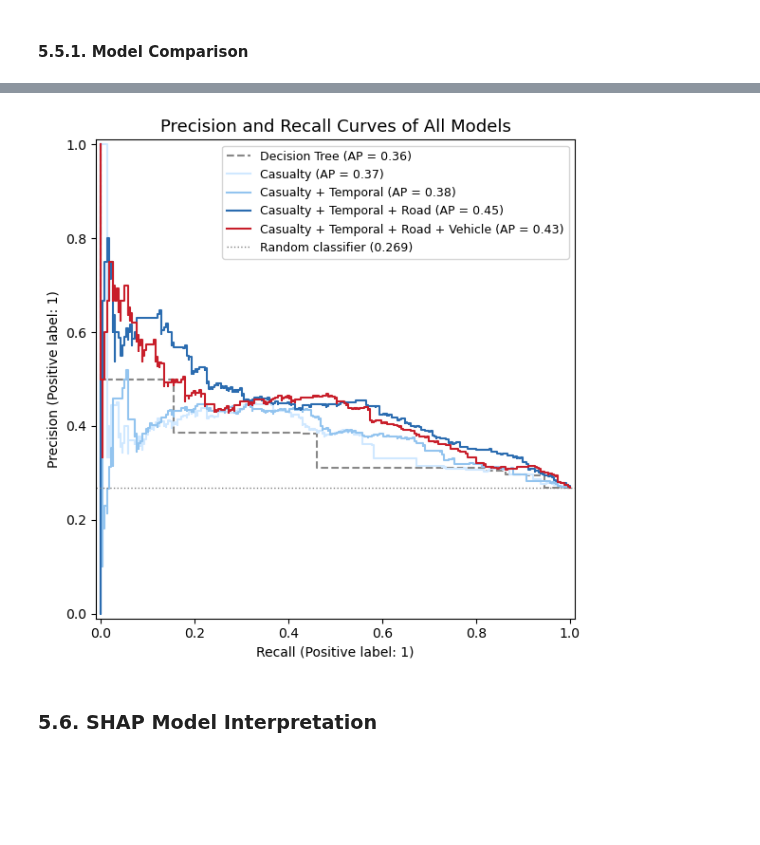
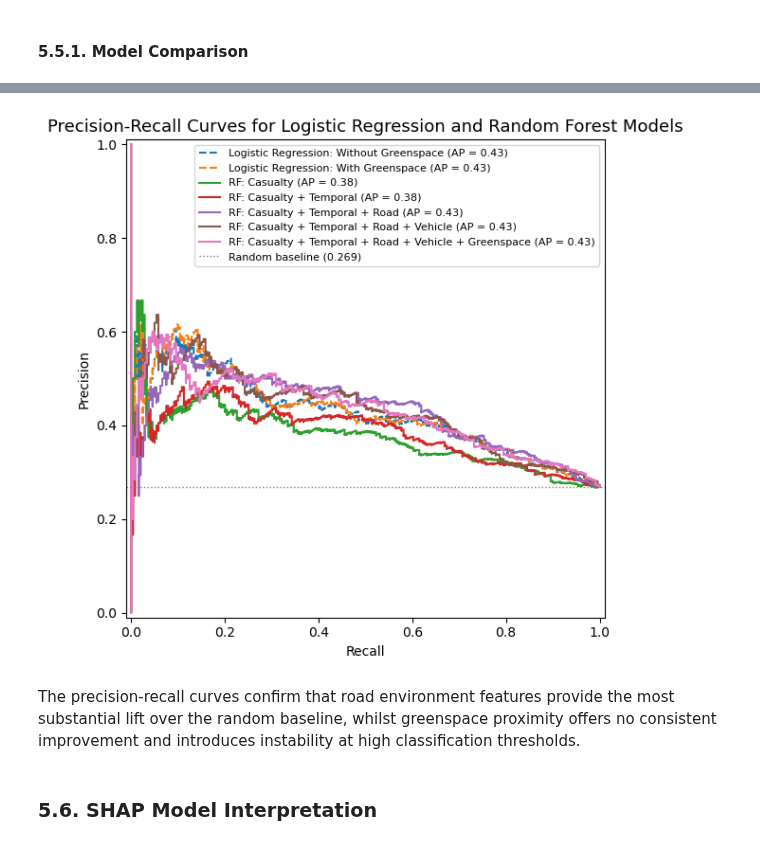
Before and after one commit to christychoicc/DSSS_Coursework, a Jupyter notebook: DSSS_Pedestrian_Severity.ipynb, the cells around one changed output, grey strips where cells are left out. Drawn from its saved outputs; the diff is of its cells as text; code cells hidden in the pictures; blank space fills up the shorter version.

Commit message:
revised rf model

```diff
--- a/DSSS_Pedestrian_Severity.ipynb
+++ b/DSSS_Pedestrian_Severity.ipynb
@@ -1303,14 +1479,20 @@ Threshold : 0.15
 # %% [markdown]
 #### 5.5.1. Model Comparison
 # %%
+# Model Comparisons
 results_cols = ['Accuracy', 'Precision', 'Recall', 'F1', 'ROC_AUC', 'PR_AUC']
+combined_results = {}
 
-results_df = pd.DataFrame({
-    'Decision Tree (Baseline)': dt_results,
-    **{name: {k: v for k, v in res.items() if k != 'Threshold'}
-       for name, res in group_results.items()}
-}).T
+for name, res in logit_results.items():
+    combined_results[name] = {k: v for k, v in res.items() if k != 'Threshold'}
 
-print("\nModel Comparison")
+for name, res in group_results.items():
+    combined_results[f'Random Forest: {name}'] = {
+        k: v for k, v in res.items() if k != 'Threshold'
+    }
+
+results_df = pd.DataFrame(combined_results).T
+
+print("\nModel Comparison:")
 print(results_df[results_cols].round(3))
 # %% [output]
@@ -1334,33 +1516,48 @@ Casualty + Temporal + Road + Vehicle + Greenspace   0.442
 # %%
+# Precision-Recall Curves
 fig, ax = plt.subplots(figsize=(10, 6))
 
-# Decision Tree
-PrecisionRecallDisplay.from_predictions(
-    y_test, test_probs_dt,
-    name="Decision Tree",
-    ax=ax, color='#888888', linestyle='--'
+# Logistic regression models
+for name, model_info in logit_models.items():
+    PrecisionRecallDisplay.from_predictions(
+        y_test,
+        model_info['test_probs'],
+        name=name,
+        ax=ax,
+        linestyle='--'
+    )
+
+# Random forest feature-group models
+for name, model_info in group_models.items():
+    PrecisionRecallDisplay.from_predictions(
+        y_test,
+        model_info['test_probs'],
+        name=f'RF: {name}',
+        ax=ax
+    )
+
+# Random baseline = prevalence of fatal/serious class
+ax.axhline(
+    y=y_test.mean(),
+    color='grey',
+    linestyle=':',
+    linewidth=1,
+    label=f'Random baseline ({y_test.mean():.3f})'
 )
 
-# All four RF groups
-colors = ['#D0E8FF', '#93C4EF', '#2B6CB0', '#C81E2A']
-for (name, res), col in zip(group_results.items(), colors):
-    test_probs_g = group_models[name]['calibrated'].predict_proba(
-        X_test[group_models[name]['all']]
-    )[:, 1]
-    PrecisionRecallDisplay.from_predictions(
-        y_test, test_probs_g,
-        name=name,
-        ax=ax, color=col
-    )
-
-ax.axhline(y=y_test.mean(), color='grey', linestyle=':', linewidth=1,
-           label=f'Random classifier ({y_test.mean():.3f})')
-ax.set_title('Precision and Recall Curves of All Models', fontsize=13)
-ax.legend(fontsize=9, loc='upper right')
+ax.set_title(
+    'Precision Recall Curves for Logistic Regression and Random Forest Models',
+    fontsize=13
+)
+ax.set_xlabel('Recall')
+ax.set_ylabel('Precision')
+ax.legend(fontsize=8, loc='upper right')
 plt.tight_layout()
 plt.show()
 # %% [output]
-[figure, old version]
+[figure, new version]
+# %% [markdown]
+The precision-recall curves confirm that road environment features provide the most substantial lift over the random baseline, whilst greenspace proximity offers no consistent improvement and introduces instability at high classification thresholds.
 # %% [markdown]
 ### 5.6. SHAP Model Interpretation
 # %%
```
Also changed, not shown: parts of 28 cells of this notebook.
